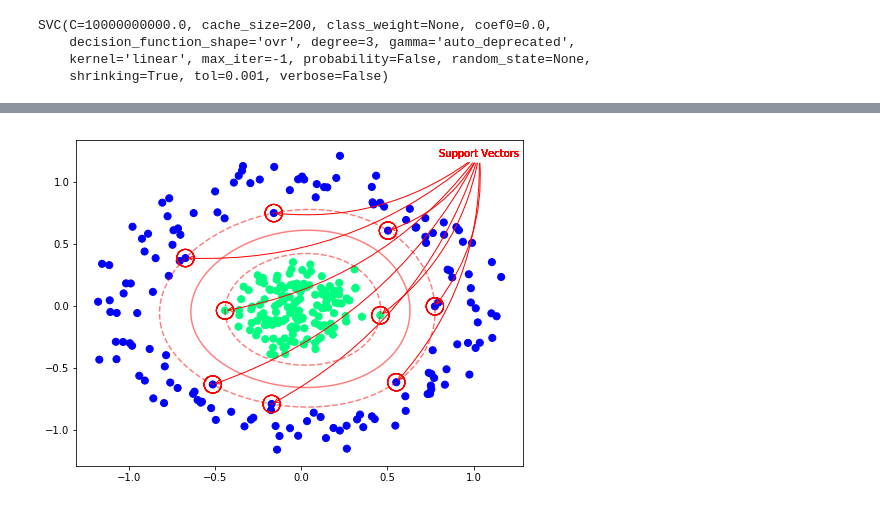
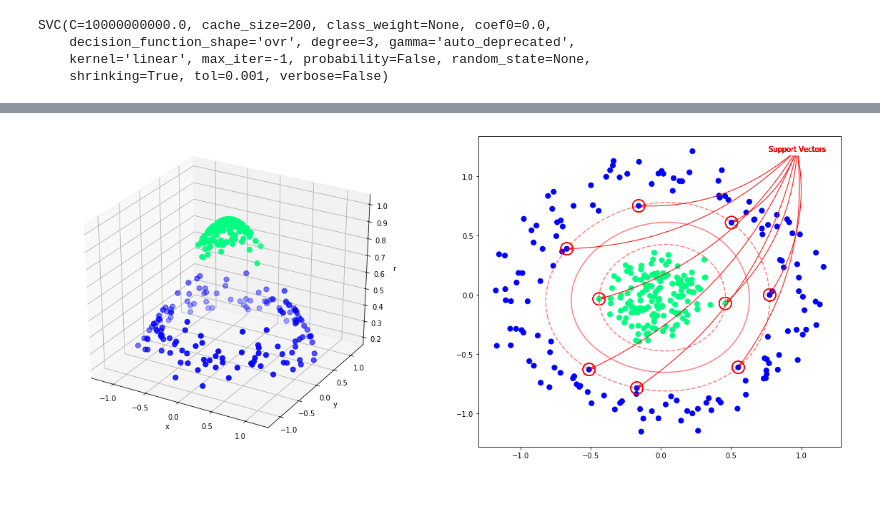
Before and after one commit to jchen8000/MachineLearning, a Jupyter notebook: Support Vector Machines/support_vector_machines.ipynb, the cells around one changed output, grey strips where cells are left out. Saved outputs shown, nothing was run; the diff lists cells and outputs as text; code cells hidden in the pictures.

```diff
--- a/Support Vector Machines/support_vector_machines.ipynb
+++ b/Support Vector Machines/support_vector_machines.ipynb
@@ -80,14 +82,24 @@ X_c, y_c = make_circles(300, factor=.2, noise=.1, random_state=0)
 
 clf = SVC(kernel='rbf', gamma='auto', C=1E6).fit(X_c, y_c)
 
-
-plt.figure(1, figsize=(8,6))
-plt.scatter(X_c[:, 0], X_c[:, 1], c=y_c, s=50, cmap='winter')
-plot_svc_decision_function(clf);
-plot_support_vectors(clf, 0.8, 1.2);
-plt.show()
+r = np.exp(-(X_c ** 2).sum(1))
-# %% [output]
-[figure, removed]
-# %%
-clf = SVC(kernel='rbf', C=1E6)
-clf.fit(X_c, y_c)
+# %%
+fig = plt.figure(figsize=(20, 8))
+#fig.subplots_adjust(left=0.0625, right=0.95, wspace=0.5)
+
+ax = fig.add_subplot(1, 2, 1, projection='3d')
+ax.scatter3D(X_c[:, 0], X_c[:, 1], r, c=y_c, s=50, cmap='winter')
+#ax.view_init(elev=elev, azim=azim)
+ax.set_xlabel('x')
+ax.set_ylabel('y')
+ax.set_zlabel('r')
+
+
+plt.subplot(1, 2, 2)
+plt.scatter(X_c[:, 0], X_c[:, 1], c=y_c, s=50, cmap='winter')
+plot_svc_decision_function(clf);
+plot_support_vectors(clf);
+
+plt.show()
+# %% [output]
+[figure, added]
```
Also changed, not shown: parts of 2 cells of this notebook.
